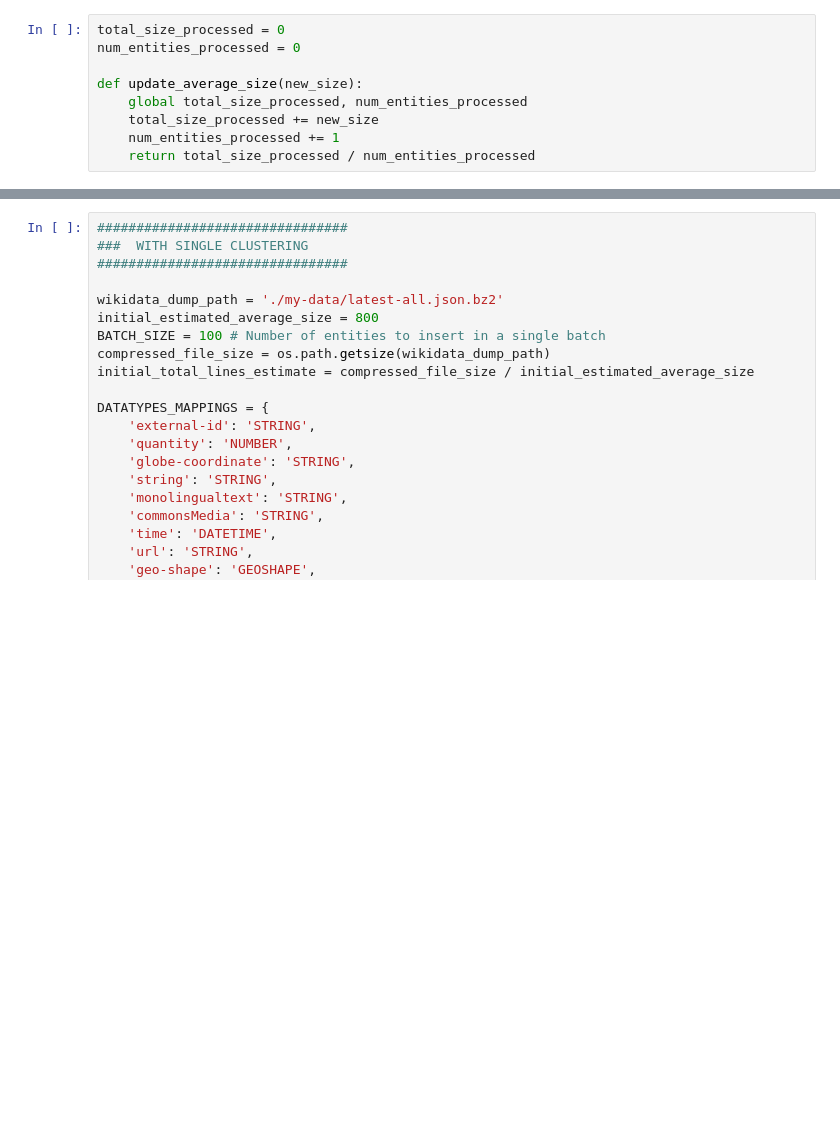
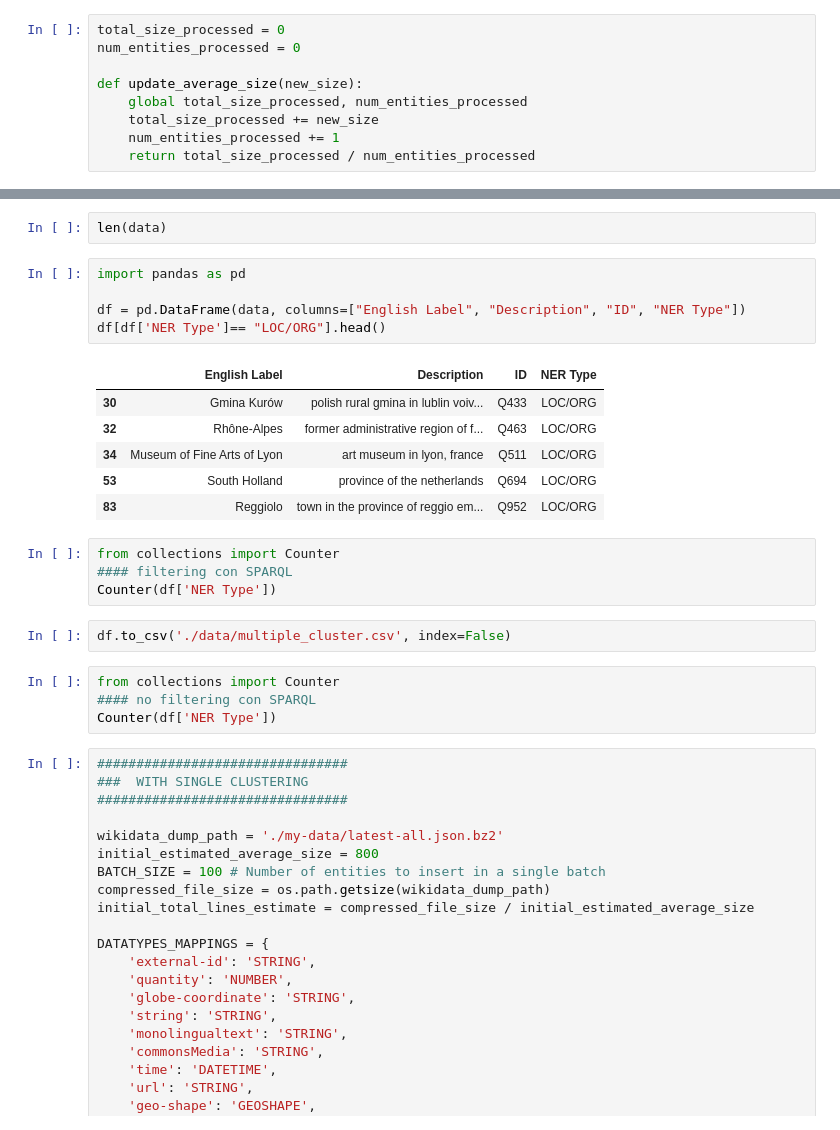
Before and after one commit to unimib-datAI/lamAPI, a Jupyter notebook: work/yago_wikidata_parser.ipynb, the cells around one changed output, grey strips where cells are left out. Drawn from its saved outputs; the diff is of its cells as text; blank space fills up the shorter version.

Commit message:
hard soft filtering

```diff
--- a/work/yago_wikidata_parser.ipynb
+++ b/work/yago_wikidata_parser.ipynb
@@ -426,3 +693,27 @@ ___________________
+# %%
+len(data)
+# %%
+import pandas as pd
+
+df = pd.DataFrame(data, columns=["English Label", "Description", "ID", "NER Type"])
+df[df['NER Type']== "LOC/ORG"].head()
+# %% [output]
+|  | English Label | Description | ID | NER Type |
+| 30 | Gmina Kurów | polish rural gmina in lublin voiv... | Q433 | LOC/ORG |
+| 32 | Rhône-Alpes | former administrative region of f... | Q463 | LOC/ORG |
+| 34 | Museum of Fine Arts of Lyon | art museum in lyon, france | Q511 | LOC/ORG |
+| 53 | South Holland | province of the netherlands | Q694 | LOC/ORG |
+| 83 | Reggiolo | town in the province of reggio em... | Q952 | LOC/ORG |
+# %%
+from collections import Counter
+#### filtering con SPARQL
+Counter(df['NER Type'])
+# %%
+df.to_csv('./data/multiple_cluster.csv', index=False)
+# %%
+from collections import Counter
+#### no filtering con SPARQL
+Counter(df['NER Type'])
 # %%
 ################################
 ###  WITH SINGLE CLUSTERING
```
Also changed, not shown: parts of 3 cells of this notebook, 2 other files.
